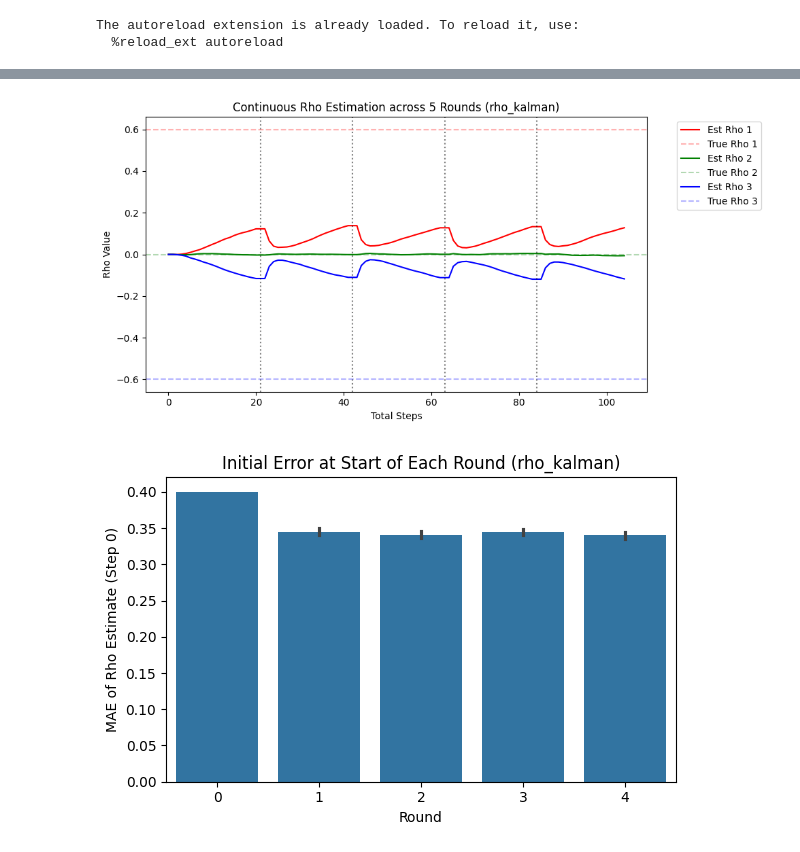
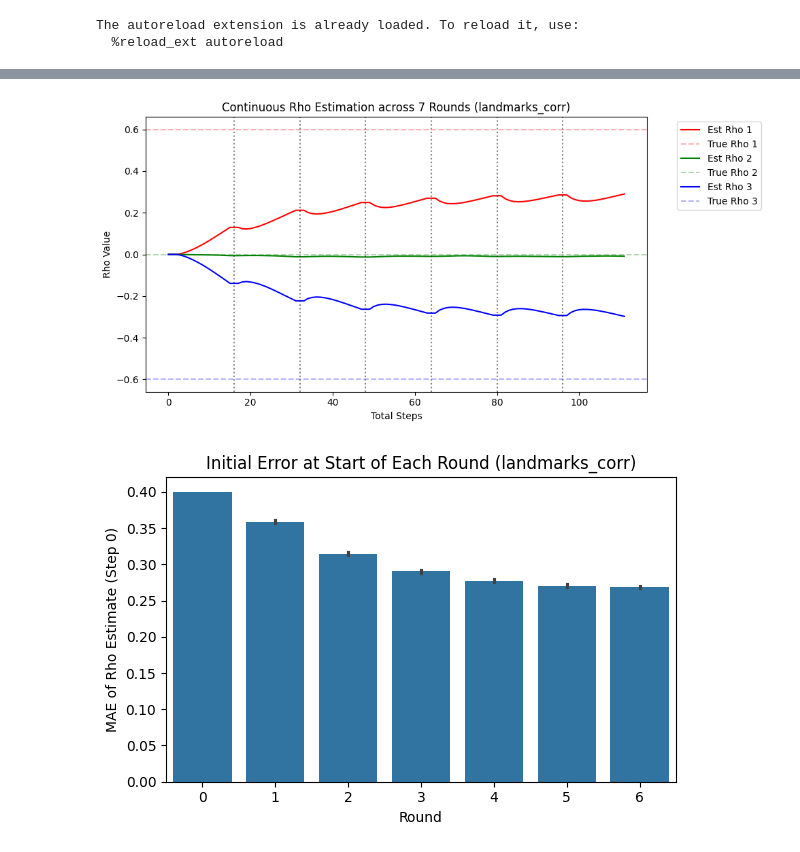
Before and after one commit to vagechirkov/Spatial-MAB-ABM, a Jupyter notebook: abm/rho_update_multiround.ipynb, the cells around one changed output, grey strips where cells are left out. Saved outputs shown, nothing was run; the diff lists cells and outputs as text; code cells hidden in the pictures.

Commit message:
run more parameter exploration

```diff
--- a/abm/rho_update_multiround.ipynb
+++ b/abm/rho_update_multiround.ipynb
@@ -34,9 +31,9 @@ grid_size = 11
 n_children = corr_matrix.shape[0] - 1
 
 # Simulation Settings
-N_ENVS = 1_000      # Number of independent seeds (parallel chains)
-N_ROUNDS = 5        # Number of sequential rounds per seed (transfer learning)
-N_STEPS = 20        # Steps per round
+N_ENVS = 10_000      # Number of independent seeds (parallel chains)
+N_ROUNDS = 7        # Number of sequential rounds per seed (transfer learning)
+N_STEPS = 15        # Steps per round
 
 conditions = {
     "perfectly_calibrated": {
@@ -57,29 +54,29 @@ conditions = {
         },
         "transfer_learning": False
     },
-    "rho_kalman": {
-        "label": "SG-ICM\nrho kalman",
+    "landmarks_corr": {
+        "label": "SG-ICM\nlearning rho",
         "params": {
-            "rho_update_rule": "rho_kalman",
+            "rho_update_rule": "landmarks_corr",
             "rho": rho_zero,
             "model_type": "SG-ICM",
-            "rho_update_kwargs": {"rho_lr": 0.5},
+            "rho_update_kwargs": {"rho_lr": 0.05},
         },
         "transfer_learning": True # We will pass learned rho to next round
     },
-    "sg_calibrated": {
-        "label": "SG calibrated\n(0.01, 20, 20)",
-        "params": {
-            "model_type": "SG",
-            "rho_update_rule": None,
-            "observation_noise_social": [0.01, 20, 20],
-            "rho": rho_zero,
-        },
-        "transfer_learning": False
-    }
+    # "sg_calibrated": {
+    #     "label": "SG calibrated\n(0.01, 20, 20)",
+    #     "params": {
+    #         "model_type": "SG",
+    #         "rho_update_rule": None,
+    #         "observation_noise_social": [0.01, 20, 20],
+    #         "rho": rho_zero,
+    #     },
+    #     "transfer_learning": False
+    # }
 }
 
-update_conditions = ["rho_kalman"]  # , "rho_kalman_optimistic"
+update_conditions = ["landmarks_corr"]
 # %%
 def get_agent0_rho(model):
     """Extracts the current rho estimate from the first agent."""
@@ -106,6 +103,7 @@ def run_condition(condition_name, condition_cfg, parent, child_maps, n_steps=15,
         tau_sampling=True,
         beta_sampling=True,
         length_scale_sampling=True,
+        observation_noise_private=0.1,
         seed=seed,
         **params
     )
@@ -256,6 +275,6 @@ plot_learning_across_rounds(results)
 # %%
 # Plot Rho Estimation Evolution (Stitching rounds together)
-def plot_rho_longitudinal(target_condition="rho_kalman"):
+def plot_rho_longitudinal(target_condition="landmarks_corr"):
     """
      visualizes how the rho estimate evolves continuously across rounds
     """
@@ -318,39 +337,39 @@ def plot_rho_longitudinal(target_condition="rho_kalman"):
     plt.tight_layout()
     plt.show()
 
-plot_rho_longitudinal("rho_kalman")
+plot_rho_longitudinal("landmarks_corr")
 # %% [output]
-[figure, old version]
+[figure, new version]
 # %%
-def plot_round_start_mae(target_condition="rho_kalman"):
+def plot_round_start_mae(target_condition="landmarks_corr"):
     relevant_histories = [
         h for h in all_rho_histories
         if h["condition"] == target_condition
     ]
 
     data = []
     for h in relevant_histories:
         start_rho = h["rho_history"][0, 1:] # Peers only
         true_r = rho_true[1:]
         mae = np.mean(np.abs(start_rho - true_r))
         data.append({
             "Round": h["round"],
             "Start_MAE": mae
         })
 
     df_mae = pd.DataFrame(data)
 
     plt.figure(figsize=(6, 4))
     sns.barplot(data=df_mae, x="Round", y="Start_MAE", errorbar="ci")
     plt.title(f"Initial Error at Start of Each Round ({target_condition})")
     plt.ylabel("MAE of Rho Estimate (Step 0)")
     plt.xlabel("Round")
     plt.tight_layout()
     plt.show()
 
 plot_round_start_mae()
 # %% [output]
-[figure, old version]
+[figure, new version]
 # %%
 def plot_longitudinal_metric(df, y_col="reward", hue="condition_label"):
     """
```
Also changed, not shown: parts of 5 cells of this notebook, 1 other file.
